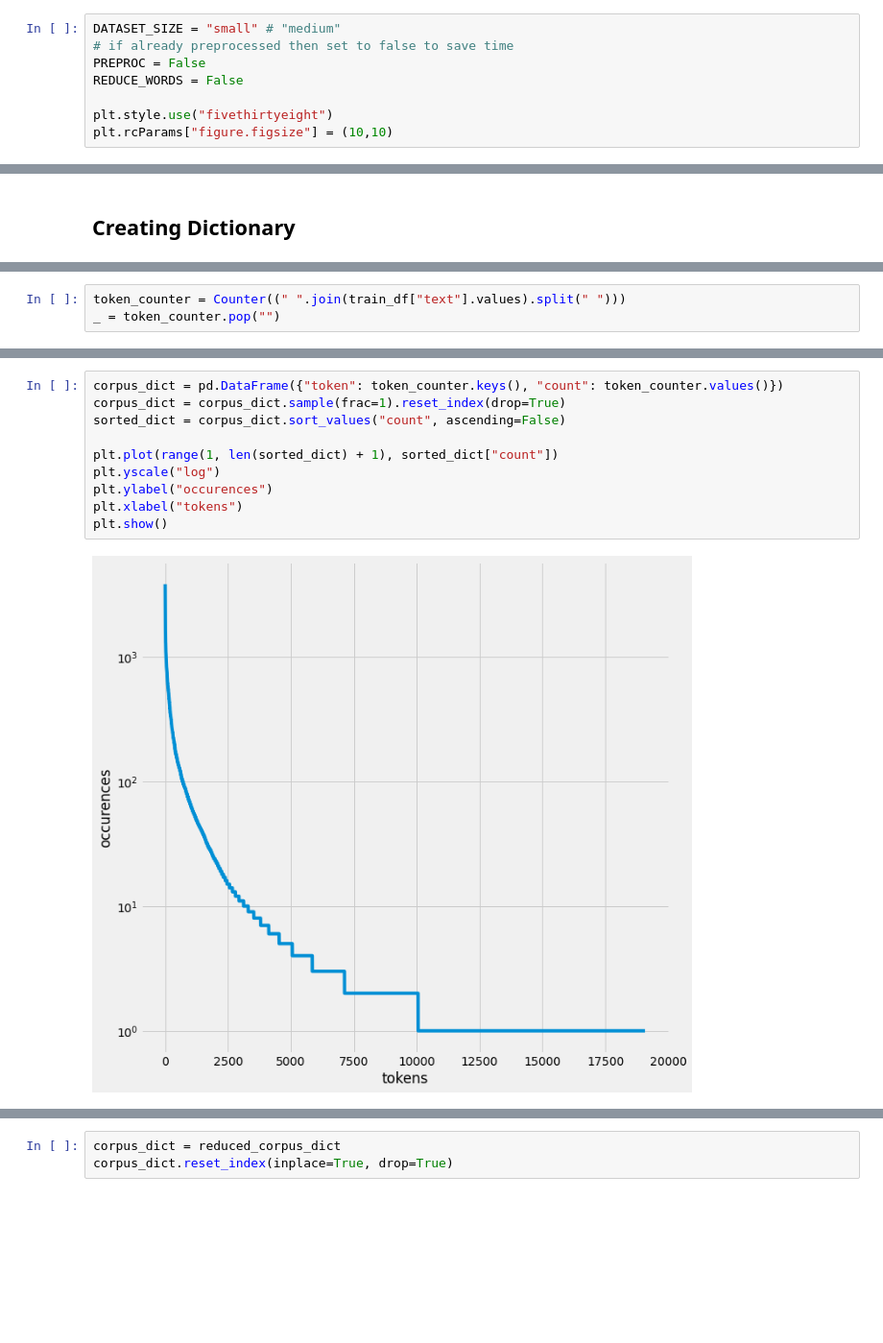
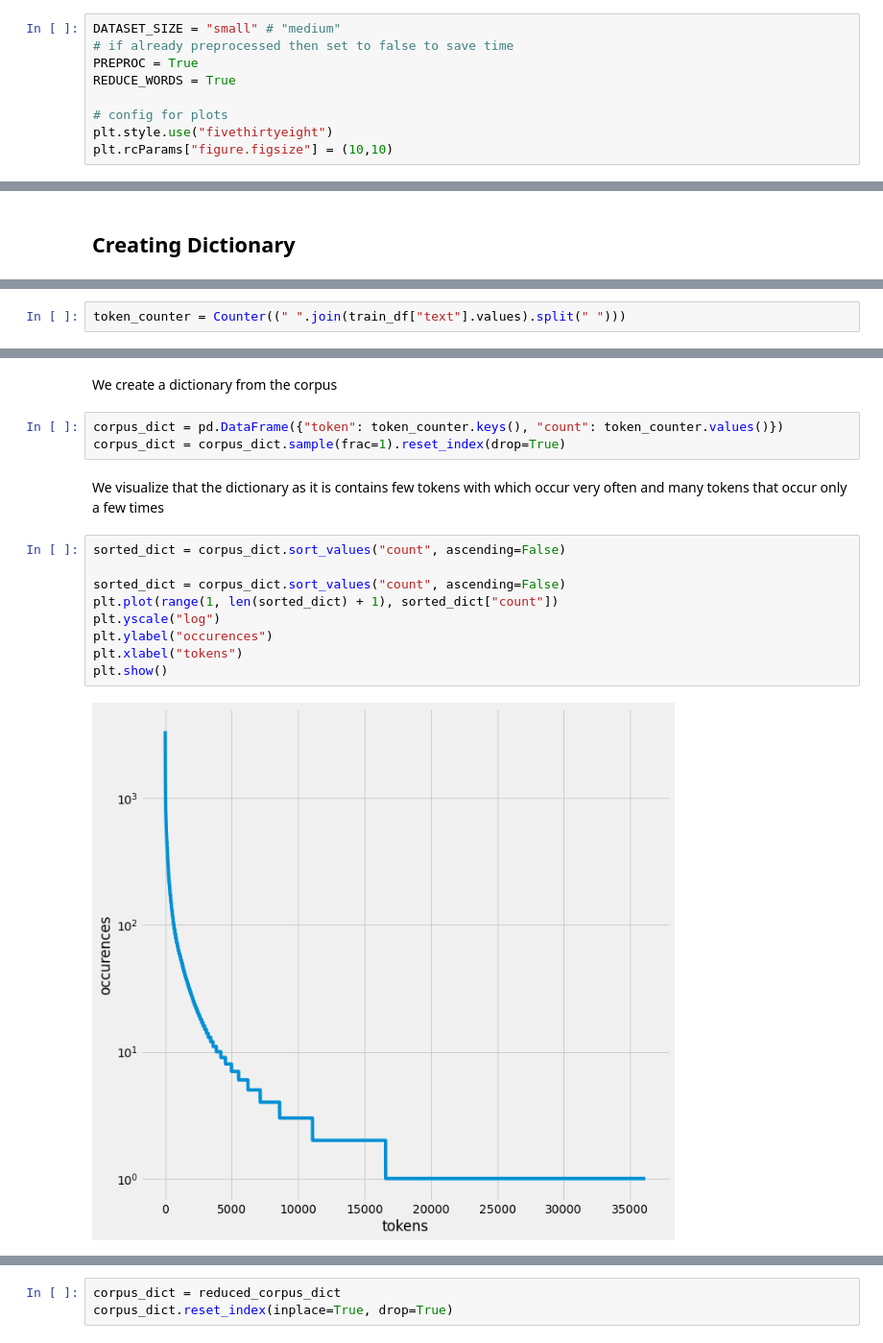
Before and after one commit to floxo115/nlp_assignment1, a Jupyter notebook: Assignment1.ipynb, the cells around one changed output, grey strips where cells are left out. Shown at 96% size. Cells and saved outputs as stored; diff of their text form; blank space fills up the shorter version.

```diff
--- a/Assignment1.ipynb
+++ b/Assignment1.ipynb
@@ -110,9 +110,10 @@ from matplotlib import pyplot as plt
 # %%
 DATASET_SIZE = "small" # "medium"
 # if already preprocessed then set to false to save time
-PREPROC = False
-REDUCE_WORDS = False
+PREPROC = True
+REDUCE_WORDS = True
 
+# config for plots
 plt.style.use("fivethirtyeight")
 plt.rcParams["figure.figsize"] = (10,10)
 # %%
@@ -160,3 +165,2 @@ plt.show()
 # %%
 token_counter = Counter((" ".join(train_df["text"].values).split(" ")))
-_ = token_counter.pop("")
@@ -167,12 +171,18 @@ len(token_counter)
+# %% [markdown]
+We create a dictionary from the corpus
+# %%
+corpus_dict = pd.DataFrame({"token": token_counter.keys(), "count": token_counter.values()})
+corpus_dict = corpus_dict.sample(frac=1).reset_index(drop=True)
+# %% [markdown]
+We visualize that the dictionary as it is contains few tokens with which occur very often and many tokens that occur only a few times
 # %%
-corpus_dict = pd.DataFrame({"token": token_counter.keys(), "count": token_counter.values()})
-corpus_dict = corpus_dict.sample(frac=1).reset_index(drop=True)
 sorted_dict = corpus_dict.sort_values("count", ascending=False)
 
+sorted_dict = corpus_dict.sort_values("count", ascending=False)
 plt.plot(range(1, len(sorted_dict) + 1), sorted_dict["count"])
 plt.yscale("log")
 plt.ylabel("occurences")
 plt.xlabel("tokens")
 plt.show()
 # %% [output]
-[figure, old version]
+[figure, new version]
```
Also changed, not shown: parts of 13 cells of this notebook, 1 other file.
